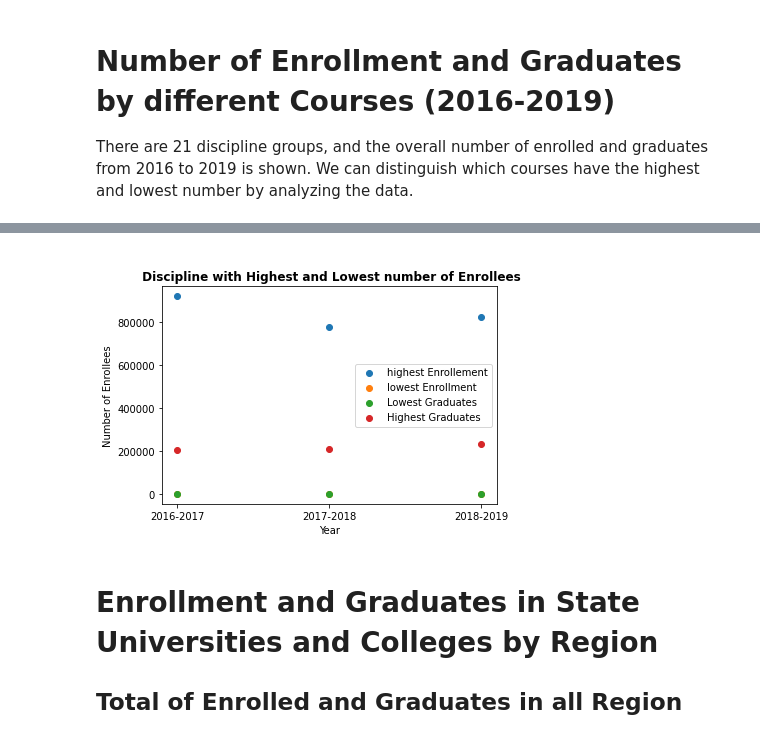
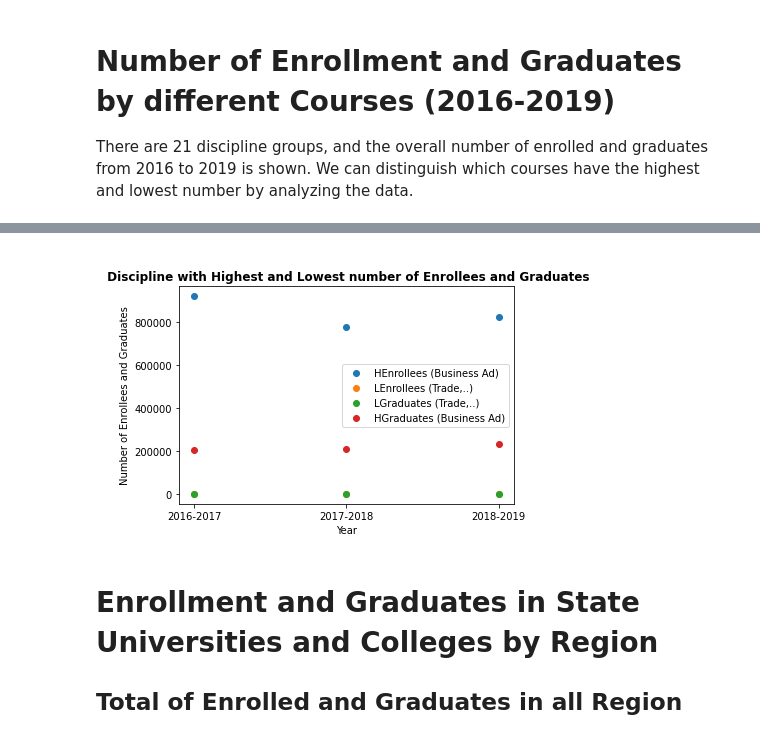
Before and after one commit to GlennBSIT3205/IT-BA-3205_Coalesce, a Jupyter notebook: Education in the Philippines Visualization.ipynb, the cells around one changed output, grey strips where cells are left out. Saved outputs shown, nothing was run; the diff lists cells and outputs as text; code cells hidden in the pictures.

```diff
--- a/Education in the Philippines Visualization.ipynb
+++ b/Education in the Philippines Visualization.ipynb
@@ -34,30 +38,30 @@ display(df)
 # %%
 
 
-w=0.4
+w=0.2
 Year = ["2016-2017","2017-2018","2018-2019"]
 Lowest  =[411,218,151]
 Highest = [921324,775805,826494]
-GradL =[93,	75,	105]
+GradL =[93,	75,	103]
 GradH =[202895,	207178,	233194]
 
 
 
-plt.scatter(Year,Highest,label='highest Enrollement')
-plt.scatter(Year,Lowest,label='lowest Enrollment')
+plt.scatter(Year,Highest, label='HEnrollees (Business Ad)')
+plt.scatter(Year,Lowest, label='LEnrollees (Trade,..)')
 
-plt.scatter(Year,GradL,label='Lowest Graduates',marker = 'o')
-plt.scatter(Year,GradH,label='Highest Graduates')
+plt.scatter(Year,GradL, label='LGraduates (Trade,..)',marker = 'o')
+plt.scatter(Year,GradH, label='HGraduates (Business Ad)')
 
 plt.xlabel("Year")
-plt.ylabel("Number of Enrollees")
+plt.ylabel("Number of Enrollees and Graduates")
 
-plt.title("\n Discipline with Highest and Lowest number of Enrollees", fontweight="bold")
+plt.title("\n Discipline with Highest and Lowest number of Enrollees and Graduates", fontweight="bold")
 
 plt.legend()
 plt.show()
 # %% [output]
-[figure, old version]
+[figure, new version]
 # %% [markdown]
 # **Enrollment and Graduates in State Universities and Colleges by Region**
 
```
Also changed, not shown: parts of 9 cells of this notebook.
